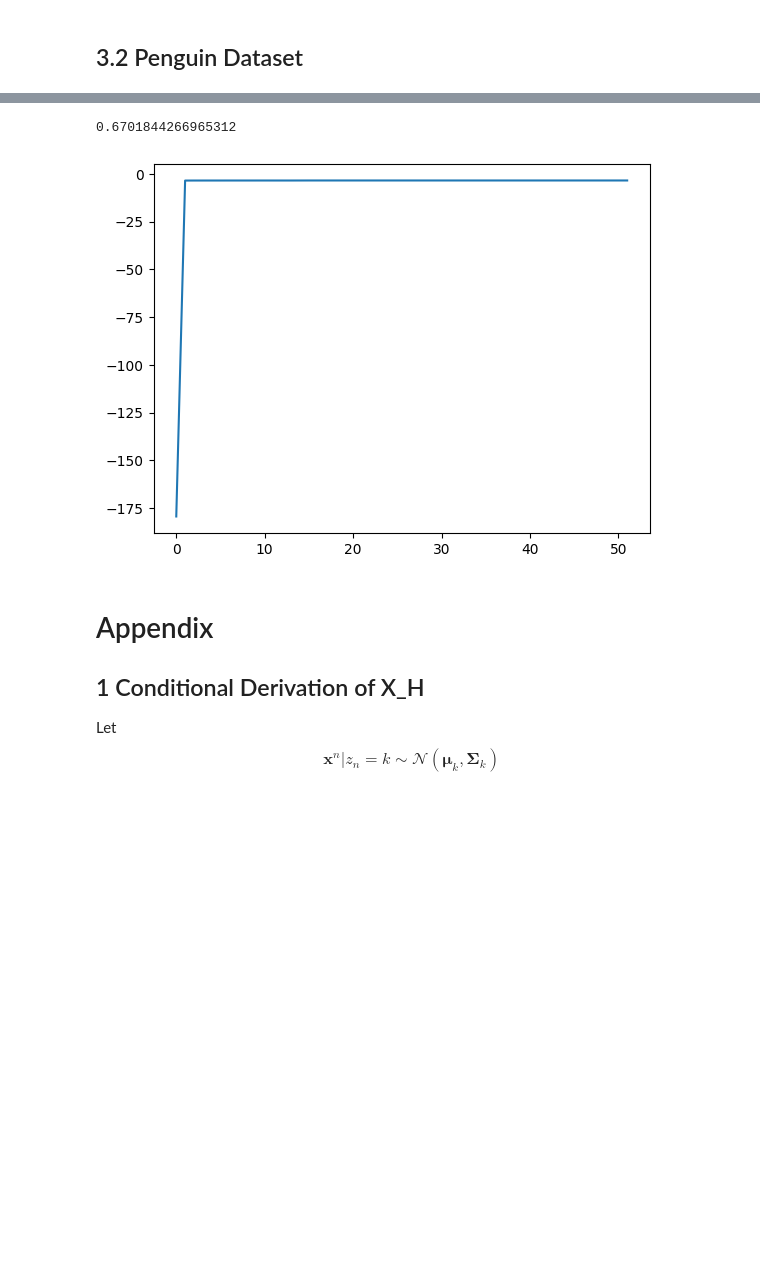
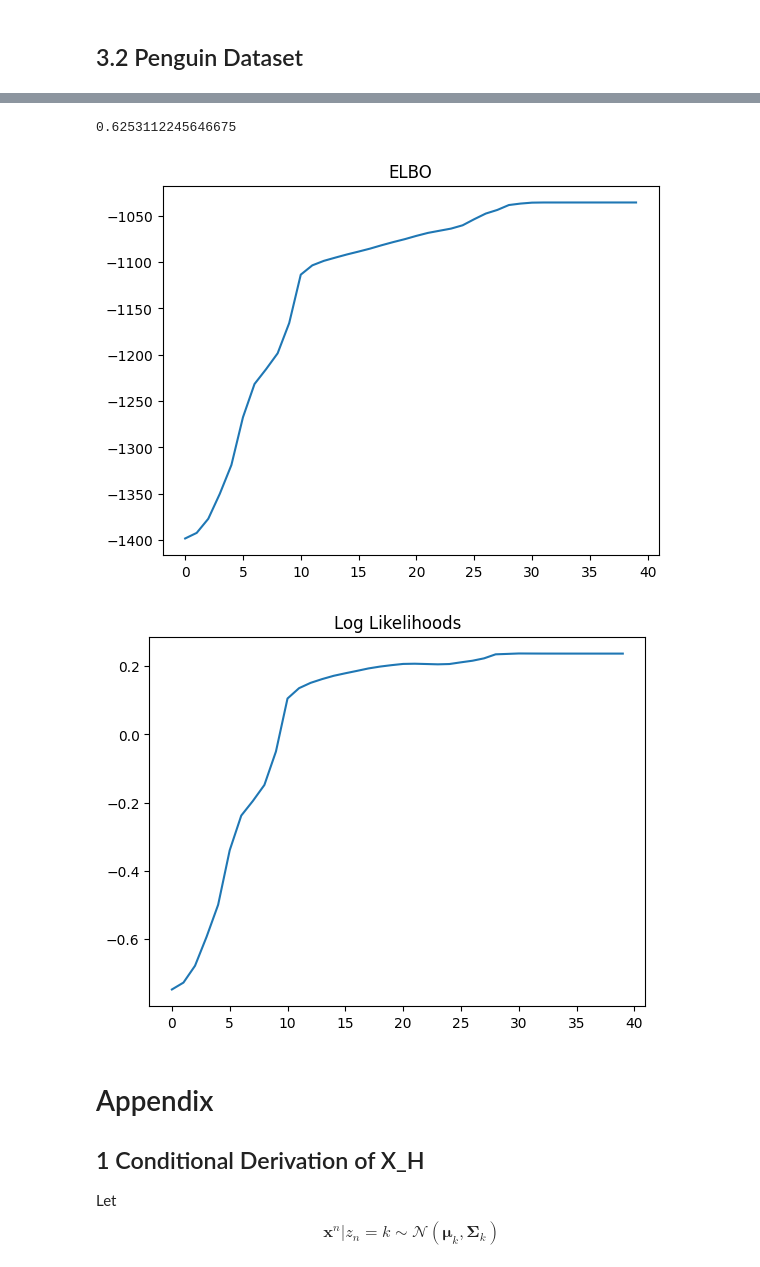
Before and after one commit to jimmyjz1127/bayesian-mixture-model-missing-data, a Jupyter notebook: Week8/GMMVI_Missing.ipynb, the cells around one changed output, grey strips where cells are left out. Cells and saved outputs as stored; diff of their text form; code cells hidden in the pictures; blank space fills up the shorter version.

```diff
--- a/Week8/GMMVI_Missing.ipynb
+++ b/Week8/GMMVI_Missing.ipynb
@@ -718,42 +718,6 @@ def compute_elbo(R, X, m0, Σ, m, V, cond_cov,
     )
 # %% [markdown]
 # Implementation
-# %%
-def update_Θ(X, R, x_hats, x_hats_outer,S_0, k_0, m_0, ν_0):
-    N,D = X.shape
-    _,K = R.shape
-
-    nks = R.sum(axis=0)
-
-    Vks = np.zeros((K,D,D))
-    mks = np.zeros((K,D))
-    Σ_maps = np.zeros((K,D,D))
-
-    for k in range(K):
-        nk = nks[k]
-
-        x_bar = (R[:,k].T @ x_hats[k]) / nk
-
-        diffs = x_hats[k] - x_bar  # shape (N, D)
-        outer_diffs = diffs[:, :, None] * diffs[:, None, :]  # shape (N, D, D)
-        S_k = (R[:, k][:, None, None] * outer_diffs).sum(axis=0)  # shape (D, D)
-
-        Σ_map = (S_0[k] + S_k) / (nk + ν_0[k] + D + 1)
-
-        Σ_map_inv = np.linalg.inv(Σ_map)
-
-        Λ_k = k_0[k] * Σ_map_inv
-
-        V_k = np.linalg.inv(nk * Σ_map_inv + Λ_k)
-
-        rhs = Λ_k @ m_0[k] + nk * (Σ_map_inv @ x_bar)
-        m_k = V_k @ rhs
-
-        Vks[k,:,:] = V_k
-        mks[k,:] = m_k
-        Σ_maps[k,:,:] = Σ_map
-
-    return Vks,mks,Σ_maps
 # %% [markdown]
 
 $$\begin{align}
@@ -945,7 +909,7 @@ def update_π(R,α_0):
 
     return αs
 # %%
-def meanfield_vi(X,K,R_true=None,mode=0,max_iters=100,min_iters=10,tol=1e-3):
+def meanfield_vi(X,K,R_true=None,mode=0,max_iters=150,min_iters=10,tol=1e-3):
     N,D = X.shape
 
     missing_mask = np.isnan(X)
@@ -1084,14 +1050,19 @@ for i in range(0,len(X_cover1)):
     indices = random.sample(range(0,D), D//2)
     X_cover1[i][indices] = np.nan
 # %%
-R, Σs, ms, x_hats, x_hats_outer, α, Vks, loglikes = meanfield_vi(X_train,3)
+R, Σs, ms, x_hats, x_hats_outer, α, Vks, loglikes, elbos = meanfield_vi(X_train,3)
 zs = np.argmax(R, axis=1)
 print(metrics.adjusted_rand_score(y_train, zs))
+plt.plot(elbos)
+plt.title("ELBO")
+plt.show()
 plt.plot(loglikes)
+plt.title("Log Likelihoods")
 plt.show()
 # %% [output]
-0.6701844266965312
+0.6253112245646675
-[figure, old version]
+[figure, new version]
+[figure, added]
 # %% [markdown]
 # Appendix
 
```
Also changed, not shown: parts of 3 cells of this notebook, 5 other files.
